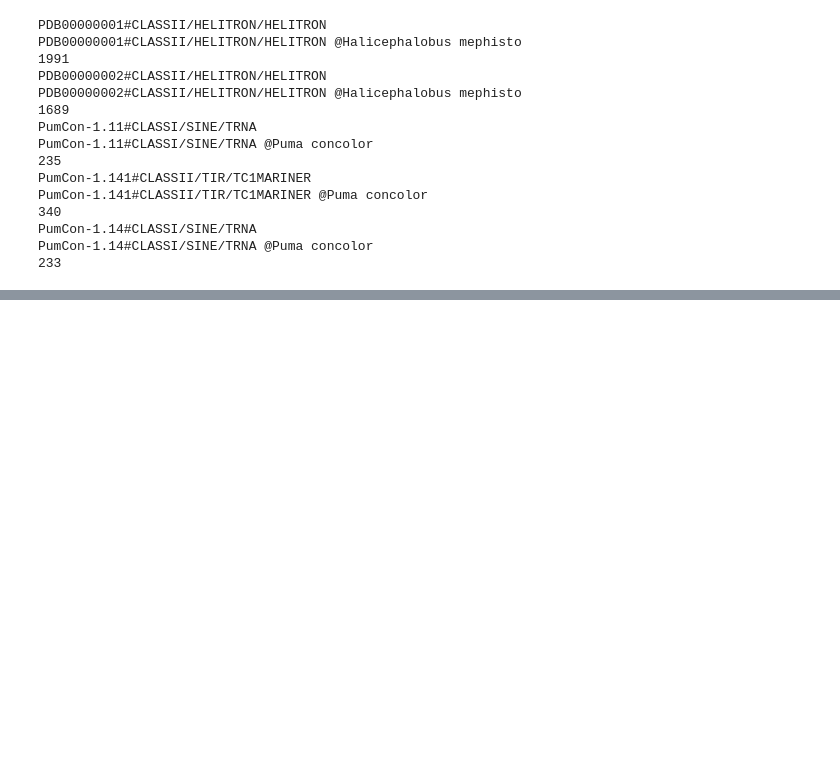
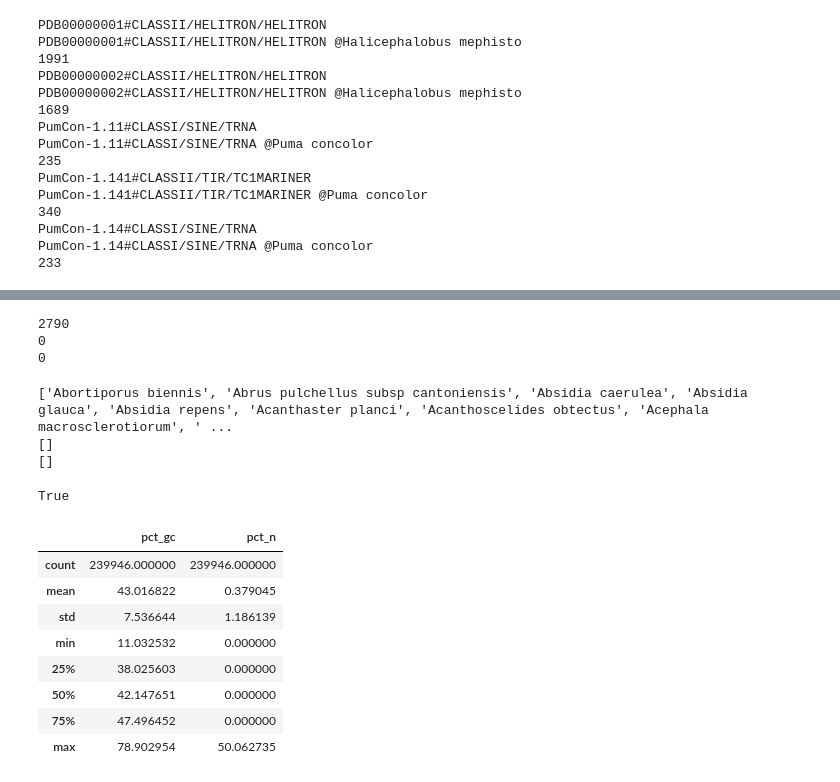
Before and after one commit to VilladaV/panteon-mongodb-bd2, a Jupyter notebook: notebooks/01_exploracion_limpieza_normalizacion_cruce.ipynb, the cells around one changed output, grey strips where cells are left out. Saved outputs shown, nothing was run; the diff lists cells and outputs as text; code cells hidden in the pictures; blank space fills up the shorter version.

```diff
--- a/notebooks/01_exploracion_limpieza_normalizacion_cruce.ipynb
+++ b/notebooks/01_exploracion_limpieza_normalizacion_cruce.ipynb
@@ -365,0 +471,25 @@ for i, registro in enumerate(SeqIO.parse("../data_raw/PanTEon_Database_v1.6.1.fa
+# %%
+#LAS 3 LISTAS
+en_ambos_existe = esp_fasta & esp_csv
+solo_fasta = esp_fasta - esp_csv
+solo_csv = esp_csv - esp_fasta
+
+print(len(en_ambos_existe))
+print(len(solo_fasta))
+print(len(solo_csv))
+# %% [output]
+2790
+0
+0
+# %%
+print(sorted(en_ambos_existe))
+print(sorted(solo_fasta))
+print(sorted(solo_csv))
+# %% [output]
+['Abortiporus biennis', 'Abrus pulchellus subsp cantoniensis', 'Absidia caerulea', 'Absidia glauca', 'Absidia repens', 'Acanthaster planci', 'Acanthoscelides obtectus', 'Acephala macrosclerotiorum', ' ...
+[]
+[]
+# %%
+print("Coccomyxa sp obi" in en_ambos_existe)
+# %% [output]
+True
@@ -365,0 +501,12 @@ for i, registro in enumerate(SeqIO.parse("../data_raw/PanTEon_Database_v1.6.1.fa
+# %%
+df_secuencias[["pct_gc", "pct_n"]].describe()
+# %% [output]
+|  | pct_gc | pct_n |
+| count | 239946.000000 | 239946.000000 |
+| mean | 43.016822 | 0.379045 |
+| std | 7.536644 | 1.186139 |
+| min | 11.032532 | 0.000000 |
+| 25% | 38.025603 | 0.000000 |
+| 50% | 42.147651 | 0.000000 |
+| 75% | 47.496452 | 0.000000 |
+| max | 78.902954 | 50.062735 |
```
Also changed, not shown: parts of 36 cells of this notebook.
